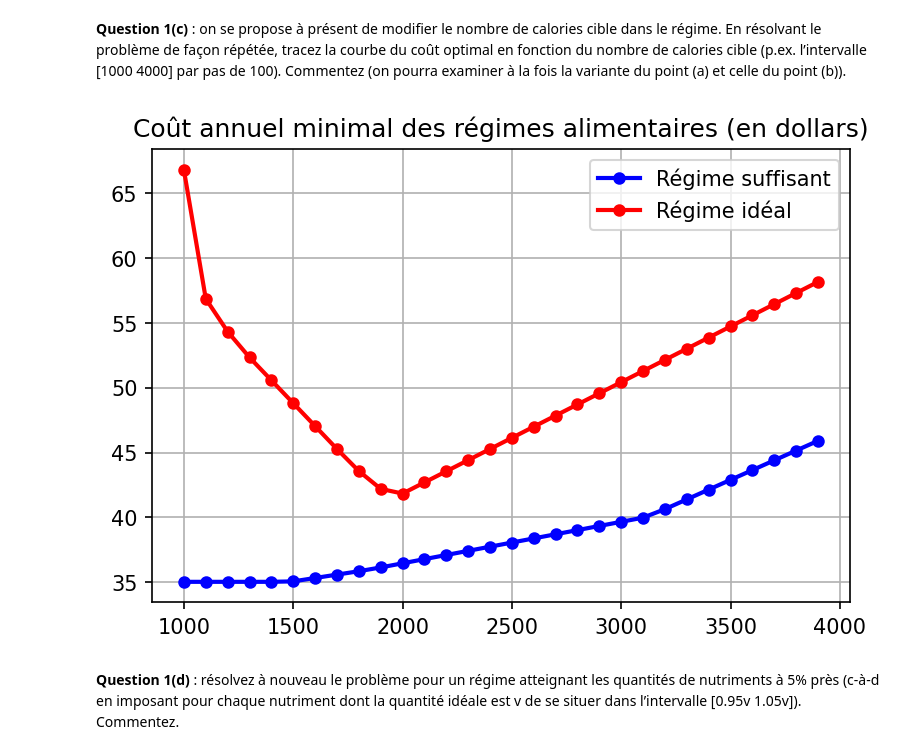
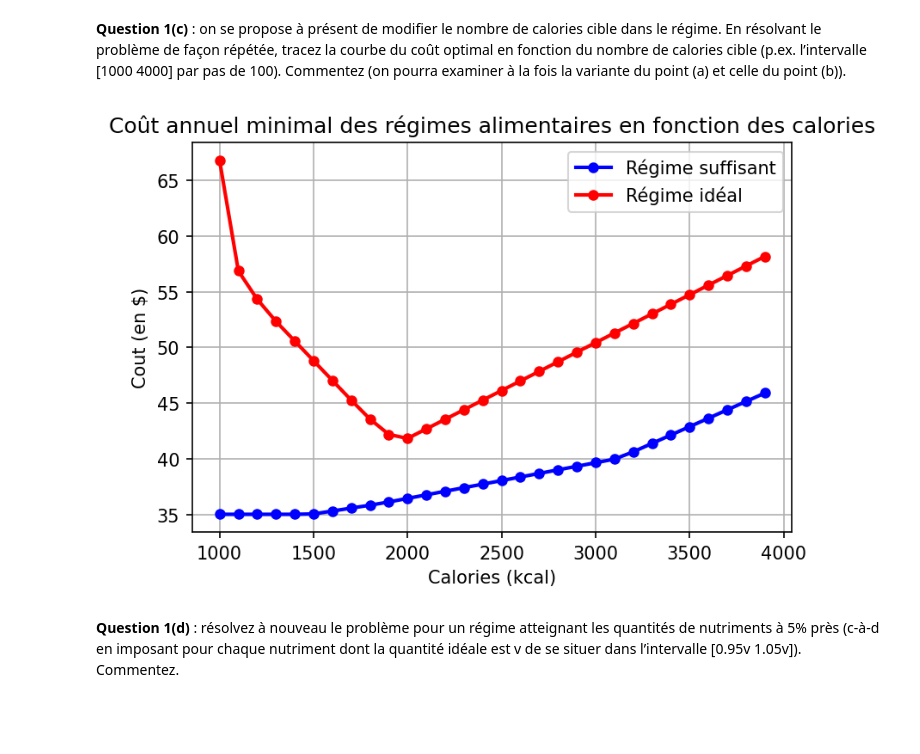
Before and after one commit to francoisglineur/linma1702, a Jupyter notebook: LINMA1702-2022-Labo-linéaire-Q1-Stigler-diet-solution.ipynb, the cells around one changed output. Cells and saved outputs as stored; diff of their text form; code cells hidden in the pictures; blank space fills up the shorter version.

```diff
--- a/LINMA1702-2022-Labo-linéaire-Q1-Stigler-diet-solution.ipynb
+++ b/LINMA1702-2022-Labo-linéaire-Q1-Stigler-diet-solution.ipynb
@@ -152,14 +152,16 @@ for calories in range_calories:
 # %%
 # Affichage graphique
 plt.rcParams['figure.dpi'] = 150
 plt.plot(range_calories,couts_regimes_suffisants, 'b.-', linewidth=2, markersize=10)
 plt.plot(range_calories,couts_regimes_ideaux, 'r.-', linewidth=2, markersize=10)
-plt.title('Coût annuel minimal des régimes alimentaires (en dollars)')
+plt.title('Coût annuel minimal des régimes alimentaires en fonction des calories')
 plt.legend(['Régime suffisant', 'Régime idéal'])
+plt.gca().set_xlabel("Calories (kcal)")
+plt.gca().set_ylabel("Cout (en $)")
 plt.grid()
 plt.show()
 # %% [output]
-[figure, old version]
+[figure, new version]
 # %% [markdown]
 **Question 1(d)** : résolvez à nouveau le problème pour un régime atteignant les quantités de nutriments à 5% près (c-à-d en imposant pour chaque nutriment dont la quantité idéale est v de se situer dans l’intervalle [0.95v 1.05v]). Commentez.
 # %%
```
Also changed, not shown: 2 other files.
